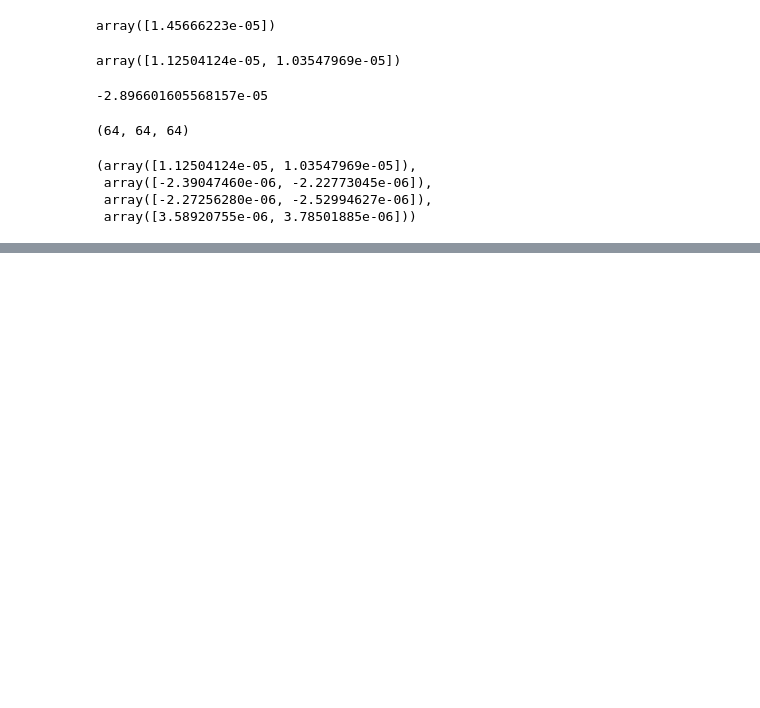
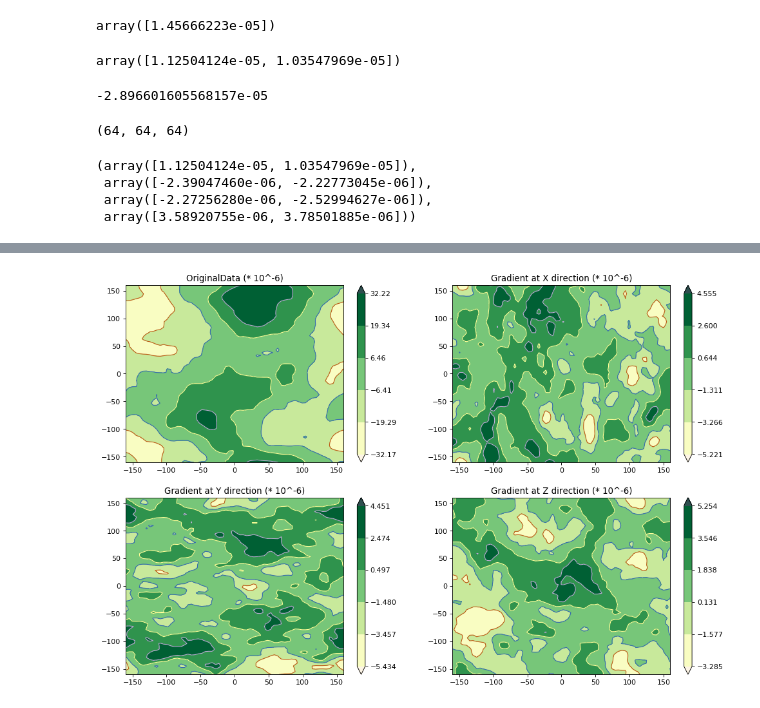
Before and after one commit to drnesr/GridInterpolation, a Jupyter notebook: Trials.ipynb, the cells around one changed output, grey strips where cells are left out. Drawn from its saved outputs; the diff is of its cells as text; code cells hidden in the pictures; blank space fills up the shorter version.

```diff
--- a/Trials.ipynb
+++ b/Trials.ipynb
@@ -61,0 +147,5 @@ get_val_and_grads(pts)
+# %%
+# Test 4
+draw_contour_at_sectionXY(0, x, y, n_levels=6, add_legend=True)
+# %% [output]
+[figure, added]
```
Also changed, not shown: parts of 7 cells of this notebook.
